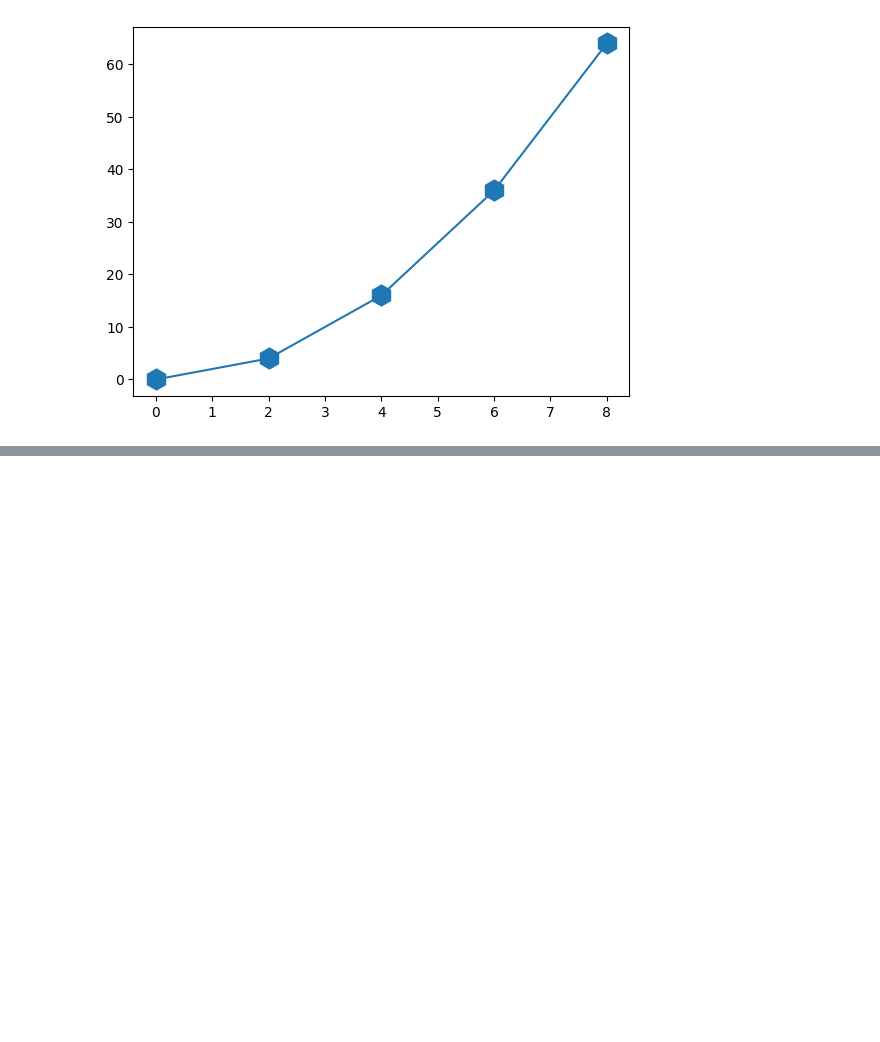
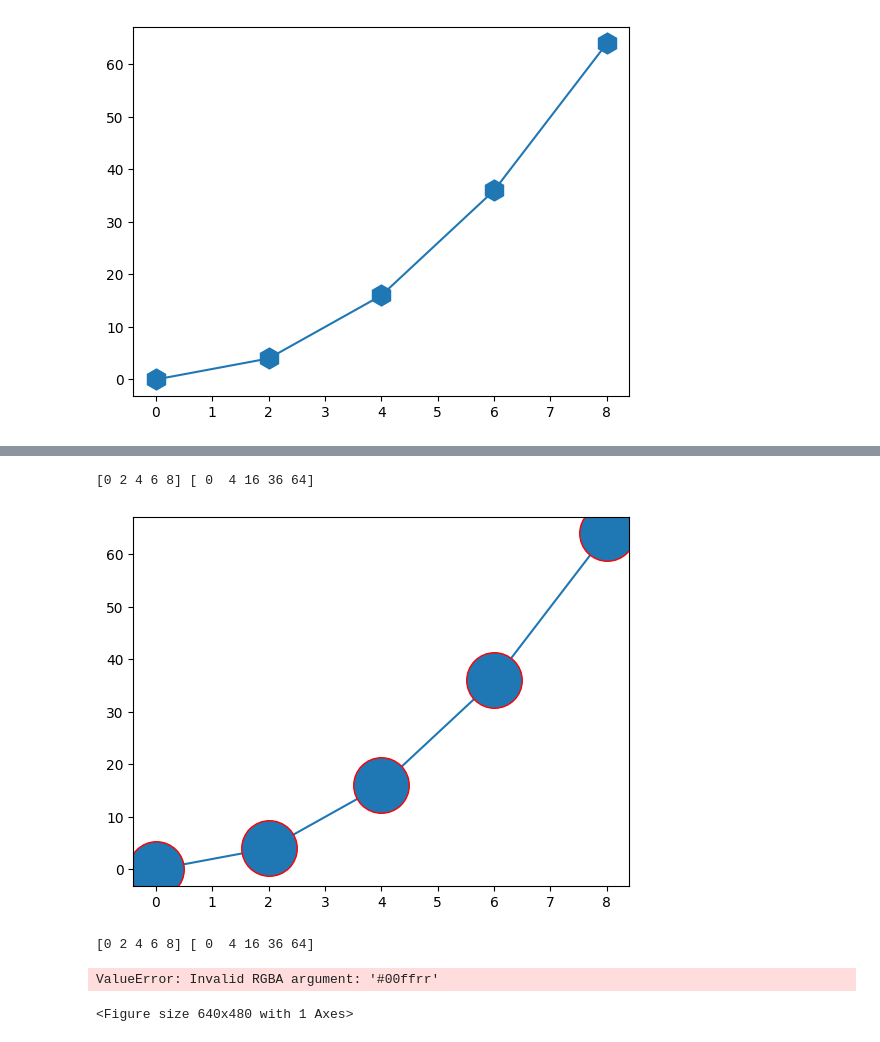
Before and after one commit to joeljacson/marker, a Jupyter notebook: Marker.ipynb, the cells around one changed output, grey strips where cells are left out. Drawn from its saved outputs; the diff is of its cells as text; code cells hidden in the pictures; blank space fills up the shorter version.

```diff
--- a/Marker.ipynb
+++ b/Marker.ipynb
@@ -88,0 +111,23 @@ plt.show()
+# %%
+from matplotlib import pyplot as plt
+import numpy as np
+x=np.arange(0,10,2)
+y=x**2
+print(x,y)
+plt.plot(x,y,marker="o", ms= "40",mec="r")
+plt.show()
+# %% [output]
+[0 2 4 6 8] [ 0  4 16 36 64]
+[figure, added]
+# %%
+from matplotlib import pyplot as plt
+import numpy as np
+x=np.arange(0,10,2)
+y=x**2
+print(x,y)
+plt.plot(x,y,marker="o", ms= "20",mec="#00ffrr")
+plt.show()
+# %% [output]
+[0 2 4 6 8] [ 0  4 16 36 64]
+ValueError: Invalid RGBA argument: '#00ffrr'
+<Figure size 640x480 with 1 Axes>
```
Also changed, not shown: parts of 5 cells of this notebook.
